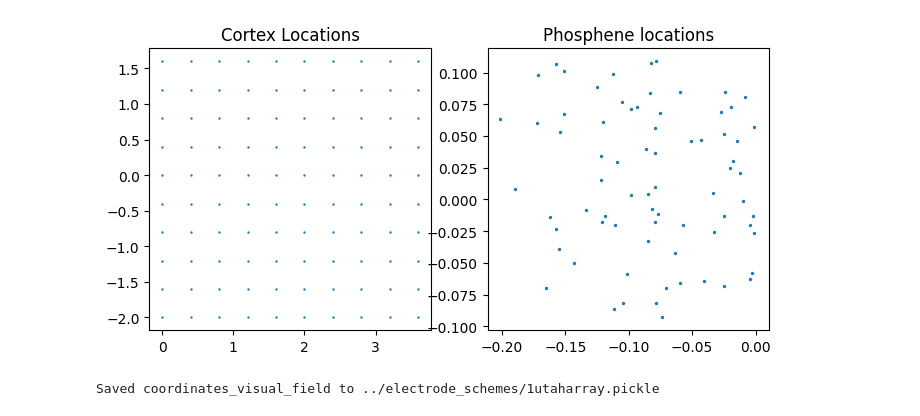
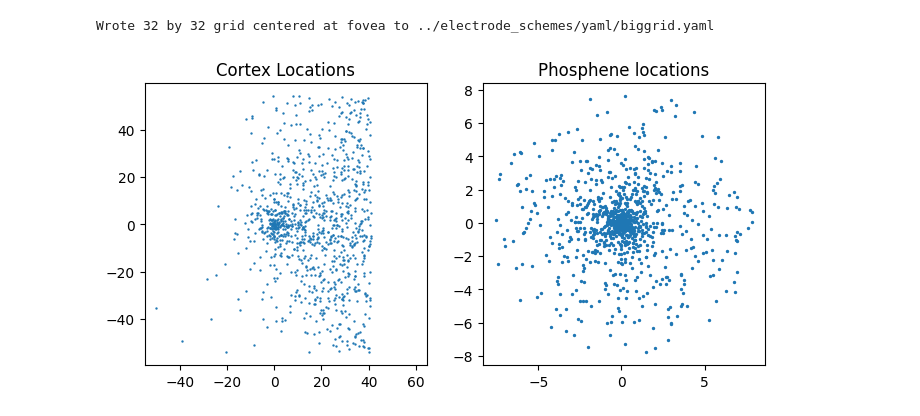
Before and after one commit to MichelleAppel/SCAPE, a Jupyter notebook: notebooks/demo_cortex_models.ipynb, the cells around one changed output. Cells and saved outputs as stored; diff of their text form; code cells hidden in the pictures.

```diff
--- a/notebooks/demo_cortex_models.ipynb
+++ b/notebooks/demo_cortex_models.ipynb
@@ -24,3 +24,35 @@ from matplotlib_scalebar.scalebar import ScaleBar
 
 # LINE_COLOR = COLORSTYLE['red'][1]
 # BOUNDS_COLOR = COLORSTYLE['turquoise'][2]
+# %%
+import yaml
+import numpy as np
+
+# grid size and spacing
+n_electrodes = 32
+spacing = 0.7  # mm between adjacent electrodes
+
+# compute how far from center to edge
+half_extent = (n_electrodes - 1) * spacing / 2
+
+# generate equally‐spaced coordinates from -half_extent to +half_extent
+coords_x = np.linspace(15, 15+2*half_extent, n_electrodes)
+coords_y = np.linspace(-half_extent, half_extent, n_electrodes)
+
+# form mesh of all (x,y) pairs
+x = []
+y = []
+for xi in coords_x:
+    for yi in coords_y:
+        x.append(float(xi))
+        y.append(float(yi))
+
+# pack into a dict and dump to yaml
+coords = {'x': x, 'y': y}
+output_path = '../electrode_schemes/yaml/biggrid.yaml'
+with open(output_path, 'w') as f:
+    yaml.dump(coords, f)
+
+print(f'Wrote {n_electrodes} by {n_electrodes} grid centered at fovea to {output_path}')
+# %% [output]
+Wrote 32 by 32 grid centered at fovea to ../electrode_schemes/yaml/biggrid.yaml
@@ -27,55 +61,57 @@ from matplotlib_scalebar.scalebar import ScaleBar
 # %%
-PLOT_TRUE_CORTEX_LOCATIONS = False # set true for plotting the distorted cortex locations corresponding to the phosphenes.
+PLOT_TRUE_CORTEX_LOCATIONS = True # set true for plotting the distorted cortex locations corresponding to the phosphenes.
 
 
 # read parameters from yaml file
 params = utils.load_params(os.path.join(BASE_PATH, 'config','params.yaml'))
 
 # initialise phopshene locations, either using a cortex model or semi-probabilistically
-x,y = utils.load_coordinates_from_yaml(os.path.join(BASE_PATH, 'electrode_schemes', 'yaml', '1utaharray.yaml'))
-coordinates_cortex = Map(x,y)
-coordinates_visual_field = get_visual_field_coordinates_from_cortex(params['cortex_model'], coordinates_cortex)
+# x,y = utils.load_coordinates_from_yaml(os.path.join(BASE_PATH, 'electrode_schemes', 'yaml', 'squares.yaml'))
+# coordinates_cortex = Map(x,y)
+# coordinates_visual_field = get_visual_field_coordinates_from_cortex(params['cortex_model'], coordinates_cortex)
+# load from /home/mappel/Dynaphos/spatial_frequency/electrode_schemes/defaultcoordinatemap_1024.pickle
+coordinates_visual_field = pickle.load(open(os.path.join(BASE_PATH, 'electrode_schemes', 'defaultcoordinatemap_1024.pickle'), 'rb'))
+# coordinates_cortex = cortex_models.get_cortex_coordinates_default(params['cortex_model'])
+
 
 if PLOT_TRUE_CORTEX_LOCATIONS:
     # plot electrode locations (convert back from phosphene locataions to capture the added dropout and noise)
     visual_field_to_cortex = cortex_models.get_mapping_from_visual_field_to_cortex(params['cortex_model'])
     z = coordinates_visual_field.flip(hor=True, vert=True).complex
     coordinates_cortex = Map(z=visual_field_to_cortex(z))
 
 
 # Plot cortex locations
 fig, axs = plt.subplots(1,2, figsize=(8,4))
 axs[0].scatter(*coordinates_cortex.cartesian, marker= '.', s=2)
 axs[0].axis('square')
 axs[0].set_title('Cortex Locations')
 
 
 # plot phosphene locations
 r, phi = coordinates_visual_field.polar
 axs[1].scatter(r*np.cos(phi),r*np.sin(phi), s=2)
 axs[1].axis('square')
 axs[1].set_title('Phosphene locations')
 plt.show()
 
 # initialise simulator
 simulator = PhospheneSimulator(params, coordinates_visual_field)
 N_PHOSPHENES = simulator.num_phosphenes
 
 data_kwargs = get_data_kwargs(params)
 device = data_kwargs['device']
 
 RESOLUTION = params['run']['resolution']
 # %% [output]
-[figure, old version]
+[figure, new version]
 # %%
-# save coordinates_visual_field to pickle
-import pickle
-path = '../electrode_schemes/1utaharray.pickle'
-with open(path, 'wb') as f:
-    pickle.dump(coordinates_visual_field, f)
-print(f'Saved coordinates_visual_field to {path}')
+# # save coordinates_visual_field to pickle
+# import pickle
+# path = '../electrode_schemes/1utaharray.pickle'
+# with open(path, 'wb') as f:
+#     pickle.dump(coordinates_visual_field, f)
+# print(f'Saved coordinates_visual_field to {path}')
-# %% [output]
-Saved coordinates_visual_field to ../electrode_schemes/1utaharray.pickle
 # %%
 # initialise simulator
 simulator = PhospheneSimulator(params, coordinates_visual_field)
```
Also changed, not shown: parts of 4 cells of this notebook, 12 other files.
